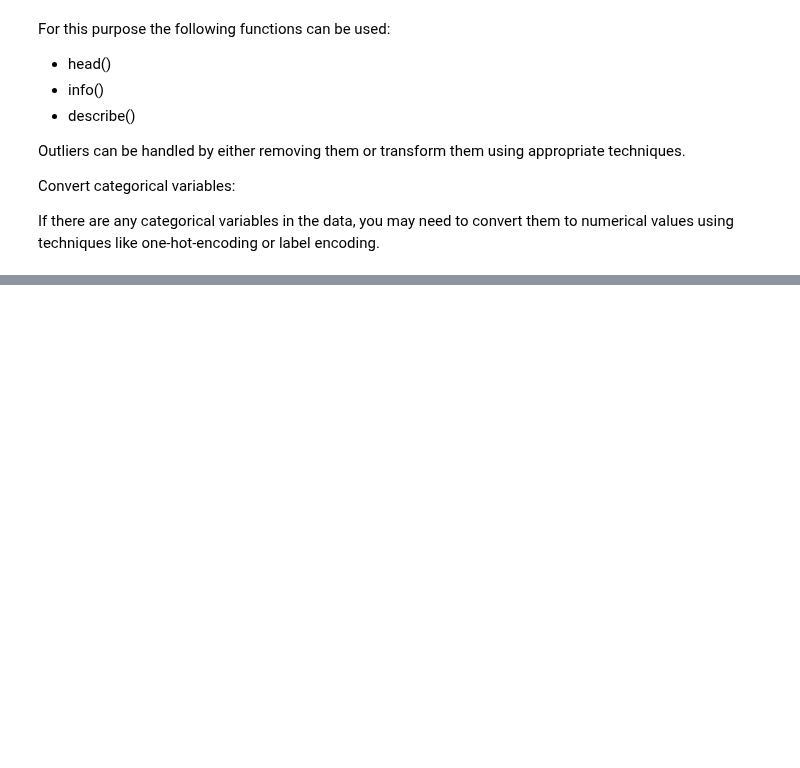
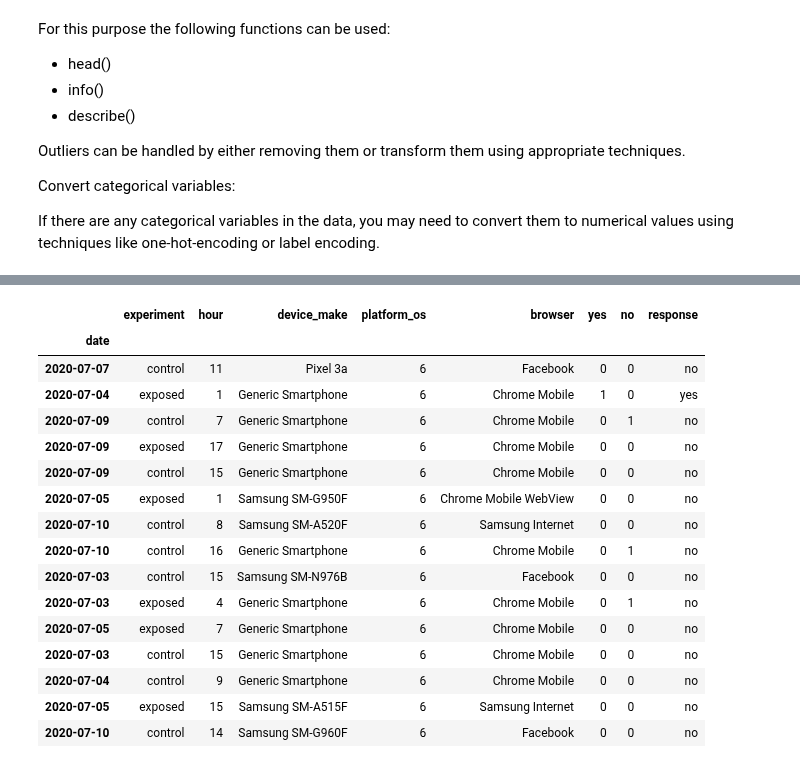
Before and after one commit to arifaygun/Magnimind-ML, a Jupyter notebook: Office_Hour_Capstone_Project(1).ipynb, the cells around one changed output, grey strips where cells are left out. Drawn from its saved outputs; the diff is of its cells as text; code cells hidden in the pictures; blank space fills up the shorter version.

```diff
--- a/Office_Hour_Capstone_Project(1).ipynb
+++ b/Office_Hour_Capstone_Project(1).ipynb
@@ -396,0 +466,2 @@ display(df.head())
+# %%
+df.drop(columns = 'auction_id', inplace=True)
@@ -396,0 +470,2 @@ display(df.head())
+# %%
+df.set_index('date', drop=True, inplace=True)
@@ -396,0 +482,21 @@ display(df.head())
+# %%
+df['response'] = np.where(df['yes']==1, 'yes', 'no')
+display(df.tail(15))
+# %% [output]
+|  | experiment | hour | device_make | platform_os | browser | yes | no | response |
+| date |  |  |  |  |  |  |  |  |
+| 2020-07-07 | control | 11 | Pixel 3a | 6 | Facebook | 0 | 0 | no |
+| 2020-07-04 | exposed | 1 | Generic Smartphone | 6 | Chrome Mobile | 1 | 0 | yes |
+| 2020-07-09 | control | 7 | Generic Smartphone | 6 | Chrome Mobile | 0 | 1 | no |
+| 2020-07-09 | exposed | 17 | Generic Smartphone | 6 | Chrome Mobile | 0 | 0 | no |
+| 2020-07-09 | control | 15 | Generic Smartphone | 6 | Chrome Mobile | 0 | 0 | no |
+| 2020-07-05 | exposed | 1 | Samsung SM-G950F | 6 | Chrome Mobile WebView | 0 | 0 | no |
+| 2020-07-10 | control | 8 | Samsung SM-A520F | 6 | Samsung Internet | 0 | 0 | no |
+| 2020-07-10 | control | 16 | Generic Smartphone | 6 | Chrome Mobile | 0 | 1 | no |
+| 2020-07-03 | control | 15 | Samsung SM-N976B | 6 | Facebook | 0 | 0 | no |
+| 2020-07-03 | exposed | 4 | Generic Smartphone | 6 | Chrome Mobile | 0 | 1 | no |
+| 2020-07-05 | exposed | 7 | Generic Smartphone | 6 | Chrome Mobile | 0 | 0 | no |
+| 2020-07-03 | control | 15 | Generic Smartphone | 6 | Chrome Mobile | 0 | 0 | no |
+| 2020-07-04 | control | 9 | Generic Smartphone | 6 | Chrome Mobile | 0 | 0 | no |
+| 2020-07-05 | exposed | 15 | Samsung SM-A515F | 6 | Samsung Internet | 0 | 0 | no |
+| 2020-07-10 | control | 14 | Samsung SM-G960F | 6 | Facebook | 0 | 0 | no |
```
Also changed, not shown: parts of 14 cells of this notebook.
